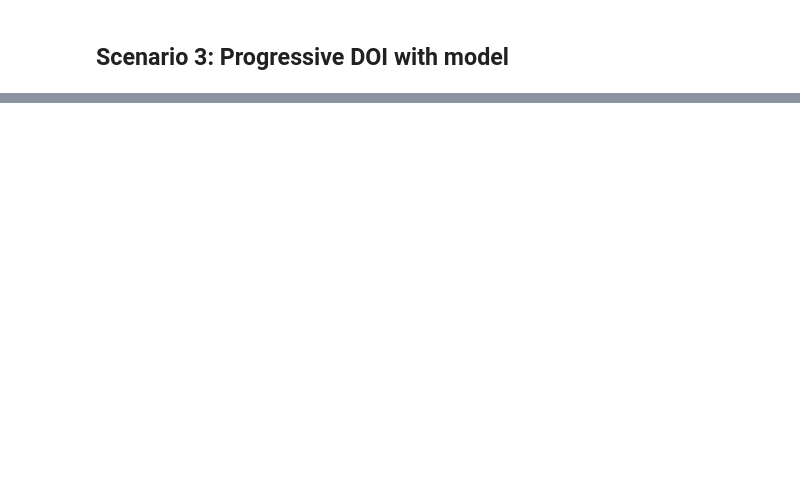
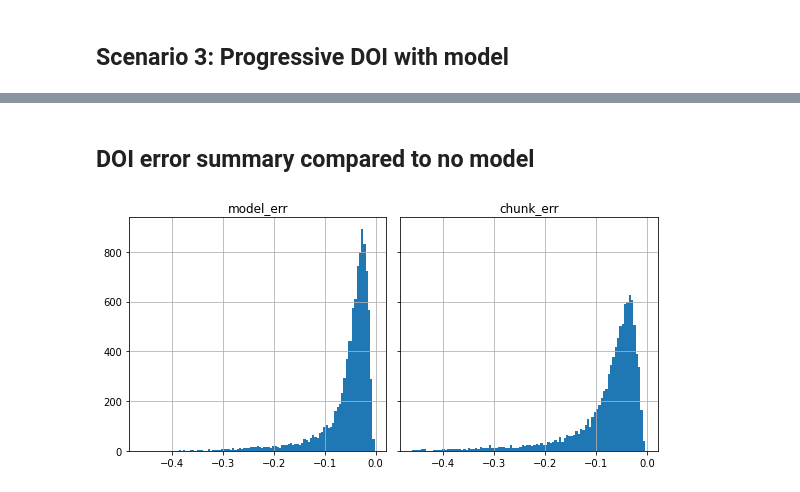
Before and after one commit to vis-au/prointerest, a Jupyter notebook: server/benchmarks/benchmarks.ipynb, the cells around one changed output, grey strips where cells are left out. Saved outputs shown, nothing was run; the diff lists cells and outputs as text; code cells hidden in the pictures; blank space fills up the shorter version.

```diff
--- a/server/benchmarks/benchmarks.ipynb
+++ b/server/benchmarks/benchmarks.ipynb
@@ -279,0 +280,15 @@ median time per chunk: 1.588407278060913s
+# %%
+import pandas as pd
+
+monolithic_df = pd.read_csv("./monolithic.csv", index_col="id")
+chunked_df = pd.read_csv("chunked.csv", index_col="id")
+model_df = pd.read_csv("model.csv", index_col="id")
+
+join_df = monolithic_df.join(chunked_df, how="inner", lsuffix="_mono", rsuffix="_chunk")
+join_df = join_df.join(model_df, how="inner")
+join_df.rename(columns={"doi": "doi_model"}, inplace=True)
+
+join_df["chunk_err"] = join_df["doi_mono"] - join_df["doi_chunk"]
+join_df["model_err"] = join_df["doi_mono"] - join_df["doi_model"]
+
+join_df[["chunk_err", "model_err"]].describe()
@@ -279,0 +305,13 @@ median time per chunk: 1.588407278060913s
+# %% [markdown]
+## DOI error summary compared to no model
+# %%
+import matplotlib.pyplot as plt
+
+fig, axes = plt.subplots(1, 2, figsize=(8, 4), sharex=True, sharey=True)
+
+join_df[["model_err"]].hist(bins=100, ax=axes[0])
+join_df[["chunk_err"]].hist(bins=100, ax=axes[1])
+
+plt.tight_layout()
+# %% [output]
+[figure, added]
```
Also changed, not shown: parts of 13 cells of this notebook.
